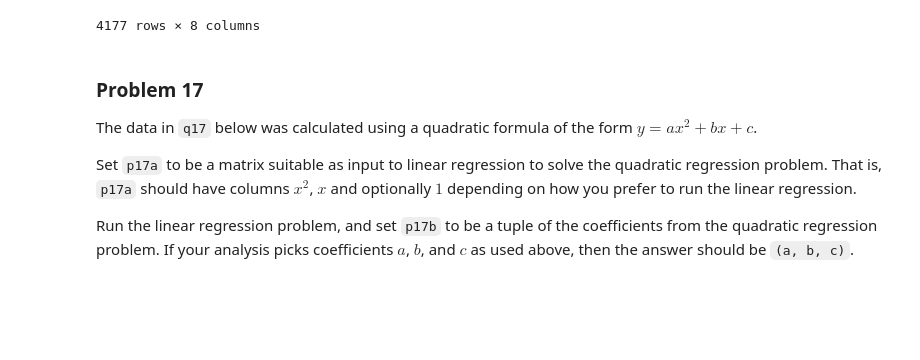
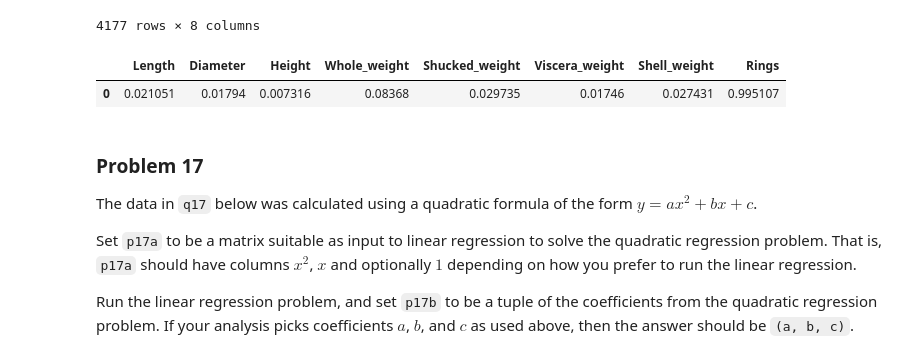
Before and after one commit to kmstepka/dx601-homework-08, a Jupyter notebook: homework.ipynb, the cells around one changed output. Cells and saved outputs as stored; diff of their text form; code cells hidden in the pictures; blank space fills up the shorter version.

```diff
--- a/homework.ipynb
+++ b/homework.ipynb
@@ -386,11 +386,14 @@ abalone[abalone_numeric_columns]
 # %%
 # YOUR CHANGES HERE
 from sklearn.decomposition import PCA
 pca = PCA()
 pca.fit(abalone[abalone_numeric_columns].dropna())
-abalone_components = pd.DataFrame(pca.components_, columns=abalone_numeric_columns)
-abalone[0] = abalone[abalone_numeric_columns] @ abalone_components.iloc[0].T
-p16 = abalone[0]
+p16 = pd.DataFrame([pca.components_[0]], columns=abalone_numeric_columns)
+
+p16
+# %% [output]
+|  | Length | Diameter | Height | Whole_weight | Shucked_weight | Viscera_weight | Shell_weight | Rings |
+| 0 | 0.021051 | 0.01794 | 0.007316 | 0.08368 | 0.029735 | 0.01746 | 0.027431 | 0.995107 |
 # %% [markdown]
 ### Problem 17
 
```
Also changed, not shown: parts of 11 cells of this notebook.
